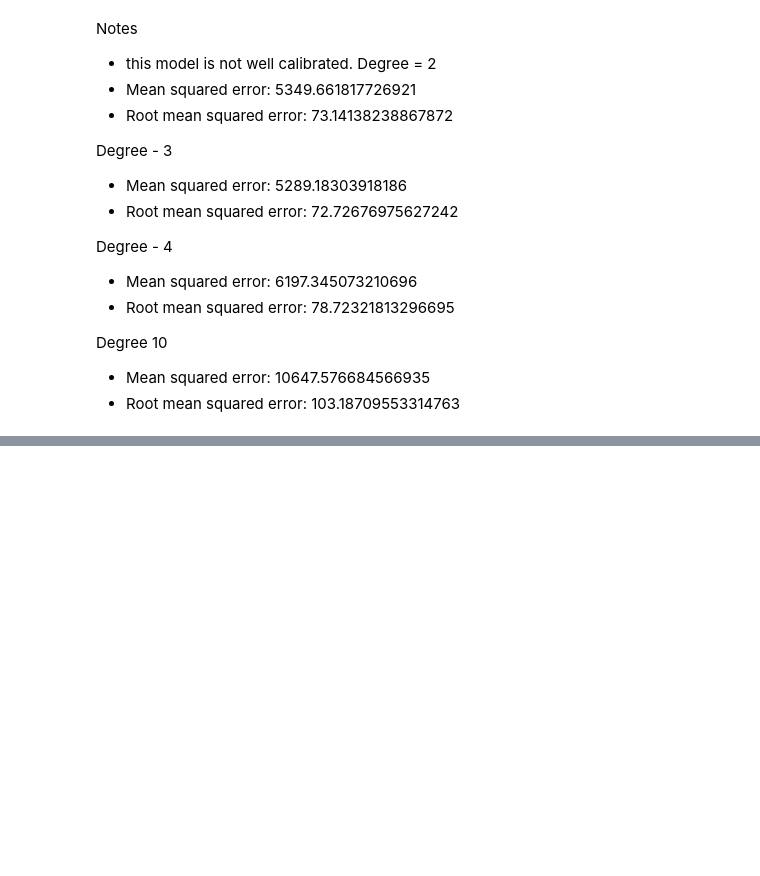
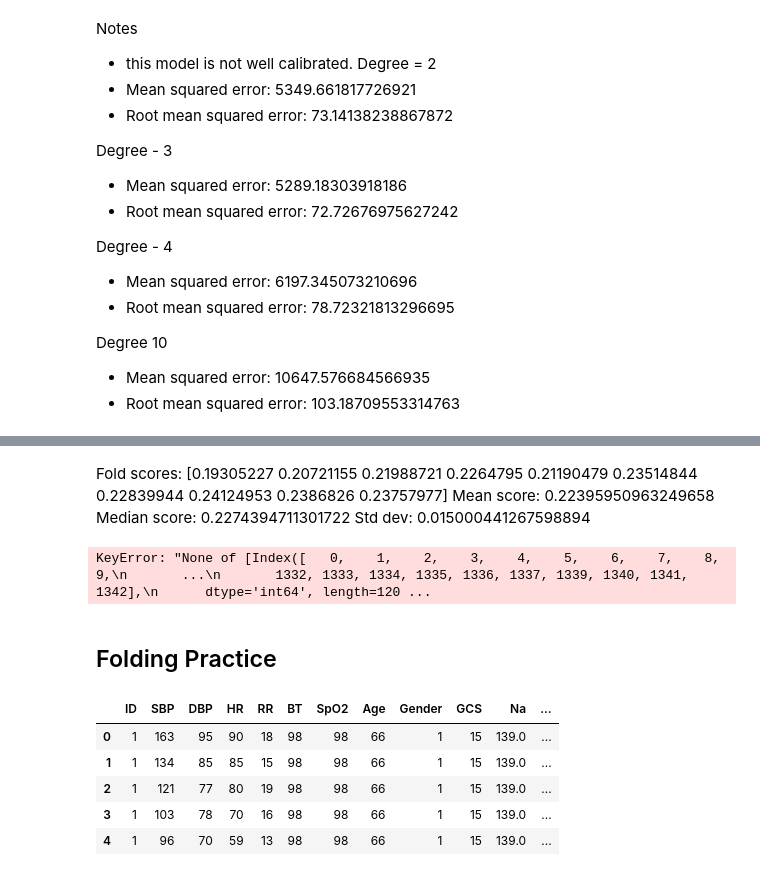
Before and after one commit to fortunecookie040/scratchpad, a Jupyter notebook: 06_model_selection.ipynb, the cells around one changed output, grey strips where cells are left out. Saved outputs shown, nothing was run; the diff lists cells and outputs as text; code cells hidden in the pictures; blank space fills up the shorter version.

```diff
--- a/06_model_selection.ipynb
+++ b/06_model_selection.ipynb
@@ -203,0 +300,44 @@ Degree 10
+# %% [markdown]
+Fold scores: [0.19305227 0.20721155 0.21988721 0.2264795  0.21190479 0.23514844
+ 0.22839944 0.24124953 0.2386826  0.23757977]
+Mean score: 0.22395950963249658
+Median score: 0.2274394711301722
+Std dev: 0.015000441267598894
+# %%
+## Scikit Implementation: More Control
+
+from sklearn.model_selection import KFold
+from sklearn.metrics import mean_squared_error
+
+model = LinearRegression()
+
+kf = KFold(n_splits=10, shuffle=True, random_state=42)
+
+scores = []
+for train_idx, test_idx in kf.split(X):
+    X_train, X_test = X[train_idx], X[val_idx]
+    y_train, y_test = y[train_idx], y[val_idx]
+
+    model.fit(X_train, y_train)
+    y_hat = model.predict(X_test)
+    score = mean_squared_error(y_test, y_hat)
+    scores.append(score)
+
+print("Fold scores:", scores)
+print("Mean score:", np.mean(scores))
+print("Median score:", np.median(scores))
+print("Std dev:", np.std(scores))
+# %% [output]
+KeyError: "None of [Index([   0,    1,    2,    3,    4,    5,    6,    7,    8,    9,\n       ...\n       1332, 1333, 1334, 1335, 1336, 1337, 1339, 1340, 1341, 1342],\n      dtype='int64', length=120 ...
+# %% [markdown]
+## Folding Practice
+# %%
+mdf = pd.read_csv("data/CardiacPatientData.csv")
+mdf.head()
+# %% [output]
+|  | ID | SBP | DBP | HR | RR | BT | SpO2 | Age | Gender | GCS | Na | ... |
+| 0 | 1 | 163 | 95 | 90 | 18 | 98 | 98 | 66 | 1 | 15 | 139.0 | ... |
+| 1 | 1 | 134 | 85 | 85 | 15 | 98 | 98 | 66 | 1 | 15 | 139.0 | ... |
+| 2 | 1 | 121 | 77 | 80 | 19 | 98 | 98 | 66 | 1 | 15 | 139.0 | ... |
+| 3 | 1 | 103 | 78 | 70 | 16 | 98 | 98 | 66 | 1 | 15 | 139.0 | ... |
+| 4 | 1 | 96 | 70 | 59 | 13 | 98 | 98 | 66 | 1 | 15 | 139.0 | ... |
```
Also changed, not shown: parts of 12 cells of this notebook, 2 other files.
